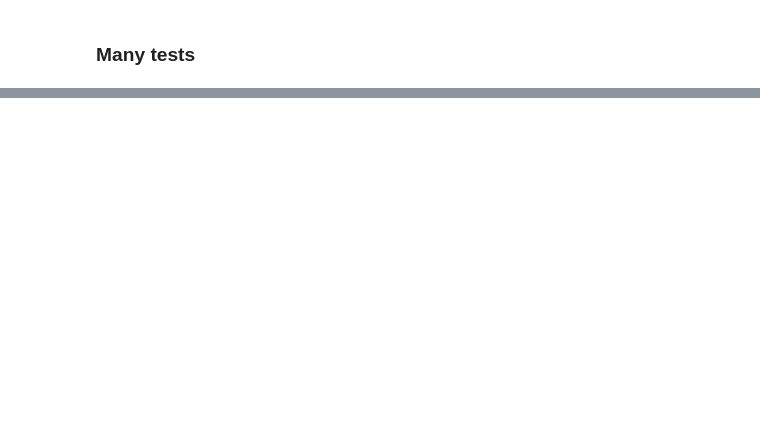
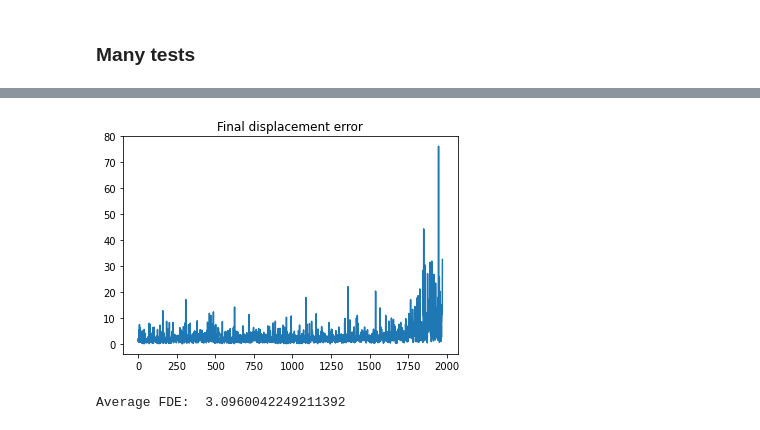
Before and after one commit to karlriis/trajectory-forecasting, a Jupyter notebook: Edinburgh-test.ipynb, the cells around one changed output, grey strips where cells are left out. Drawn from its saved outputs; the diff is of its cells as text; code cells hidden in the pictures; blank space fills up the shorter version.

Commit message:
Add experiment for generating 5 trajectories with noise and averaging them

```diff
--- a/Edinburgh-test.ipynb
+++ b/Edinburgh-test.ipynb
@@ -107,7 +130,7 @@ def one_run(data, start_idx, agent_id, step, plot_data=False):
 
     distance_y = modelPredictions[-1], test_y[-1]
     '''
-    return RMSE, None
+    return None, None
 
 step = 5
 all_rmse = []
@@ -235,0 +176,9 @@ plt.show()
+# %%
+NUM_OF_STEPS = 5
+# %%
+# Removing any agents which don't have enough steps for model fitting and predicting
+agent_ids = data.agent_id.unique()
+for agent_id in agent_ids:
+    if len(data[data.agent_id == agent_id]) < 2*NUM_OF_STEPS:
+        data = data[data.agent_id != agent_id]
+agent_ids = data.agent_id.unique()
@@ -235,0 +187,69 @@ plt.show()
+# %%
+# Baseline tests
+def n_trajectory_average(data, agent_id, step, num_of_trajectories=5, plot_data=False):
+    # Generate 'seen' and 'unseen' data
+    sample_x, sample_y, test_x, test_y = generate_data(data, 0, agent_id, step)
+
+    pred_x_list = []
+    pred_y_list = []
+    for i in range(num_of_trajectories):
+        noisy_sample_x = sample_x + np.random.normal(0,0.1,len(sample_x))
+        noisy_sample_y = sample_y + np.random.normal(0,0.1,len(sample_y))
+
+        # Fit a polynomial function to the data
+        time_range = range(len(sample_x))
+        fitted_x = np.polyfit(time_range, noisy_sample_x, 2)
+        fitted_y = np.polyfit(time_range, noisy_sample_y, 2)
+
+        time_range_pred = range(len(sample_x), 2*len(sample_x))
+        pred_x = np.polyval(fitted_x, time_range_pred)
+        pred_y = np.polyval(fitted_y, time_range_pred)
+
+        pred_x_list.append(pred_x)
+        pred_y_list.append(pred_y)
+
+    avg_pred_x = np.mean(pred_x_list, axis=0)
+    avg_pred_y = np.mean(pred_y_list, axis=0)
+
+    if (plot_data):
+        plt.axes().set_aspect('equal')
+        plt.plot(np.append(sample_x, avg_pred_x), np.append(sample_y, avg_pred_y), label="fitted polynomial")
+        plt.plot(np.append(sample_x, test_x), np.append(sample_y,test_y), label="actual data")
+        plt.scatter(sample_x[0], sample_y[0])
+
+        #plt.xlim(np.mean(test_x)-2, np.mean(test_x)+2)
+        #plt.ylim(np.mean(test_y)-2, np.mean(test_y)+2)
+        #plt.legend()
+        plt.show()
+
+    # Error calculation
+
+    # RMSE
+    abs_error_x = avg_pred_x - test_x
+    abs_error_y = avg_pred_y - test_y
+
+    RMSE_x = np.sqrt(np.mean(np.square(abs_error_x)))
+    RMSE_y = np.sqrt(np.mean(np.square(abs_error_y)))
+
+    # FDE
+    final_displacement_x = avg_pred_x[-1] - test_x[-1]
+    final_displacement_y = avg_pred_y[-1] - test_y[-1]
+    FDE = np.sqrt(final_displacement_x**2 + final_displacement_y**2)
+
+    return FDE, RMSE_x, RMSE_y
+
+step = 5
+all_FDE = []
+for i in agent_ids:
+    run_FDE, run_RMSE_x, run_RMSE_y = n_trajectory_average(data, agent_id=i, step=step)
+    all_FDE.append(run_FDE)
+
+
+plt.plot(all_FDE)
+plt.title("Final displacement error")
+plt.show()
+
+print("Average FDE: ", np.mean(all_FDE))
+# %% [output]
+[figure, added]
+Average FDE:  3.0960042249211392
```
Also changed, not shown: parts of 26 cells of this notebook.
